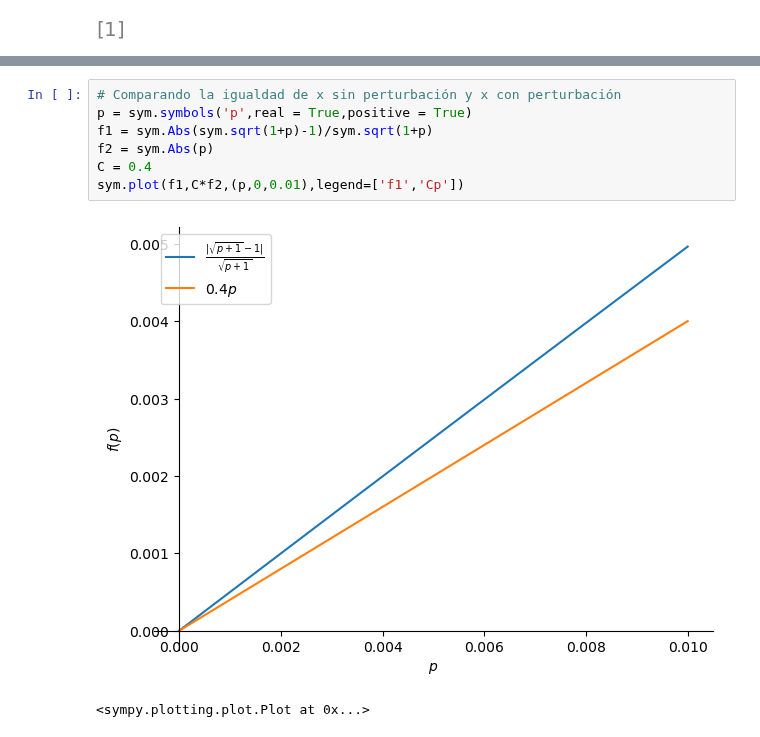
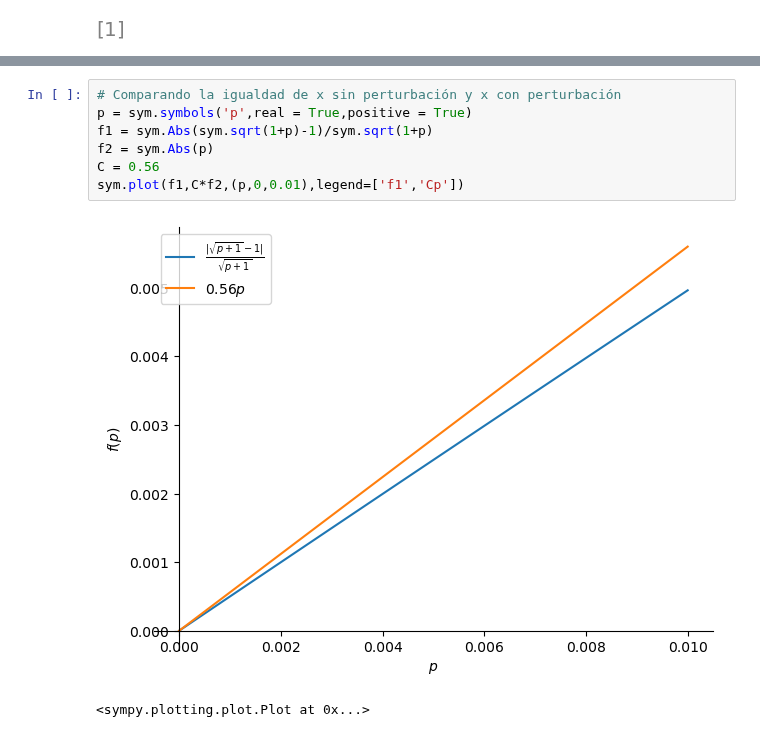
Before and after one commit to jairocuellar/System_identification, a Jupyter notebook: class_04_02.ipynb, the cells around one changed output, grey strips where cells are left out. Saved outputs shown, nothing was run; the diff lists cells and outputs as text.

```diff
--- a/class_04_02.ipynb
+++ b/class_04_02.ipynb
@@ -73,10 +73,10 @@ x0_p,   p
 # %%
 # Comparando la igualdad de x sin perturbación y x con perturbación
 p = sym.symbols('p',real = True,positive = True)
 f1 = sym.Abs(sym.sqrt(1+p)-1)/sym.sqrt(1+p)
 f2 = sym.Abs(p)
-C = 0.4
+C = 0.56
 sym.plot(f1,C*f2,(p,0,0.01),legend=['f1','Cp'])
 # %% [output]
-[figure, old version]
+[figure, new version]
 <sympy.plotting.plot.Plot at 0x...>
```
Also changed, not shown: parts of 2 cells of this notebook, 2 other files.
